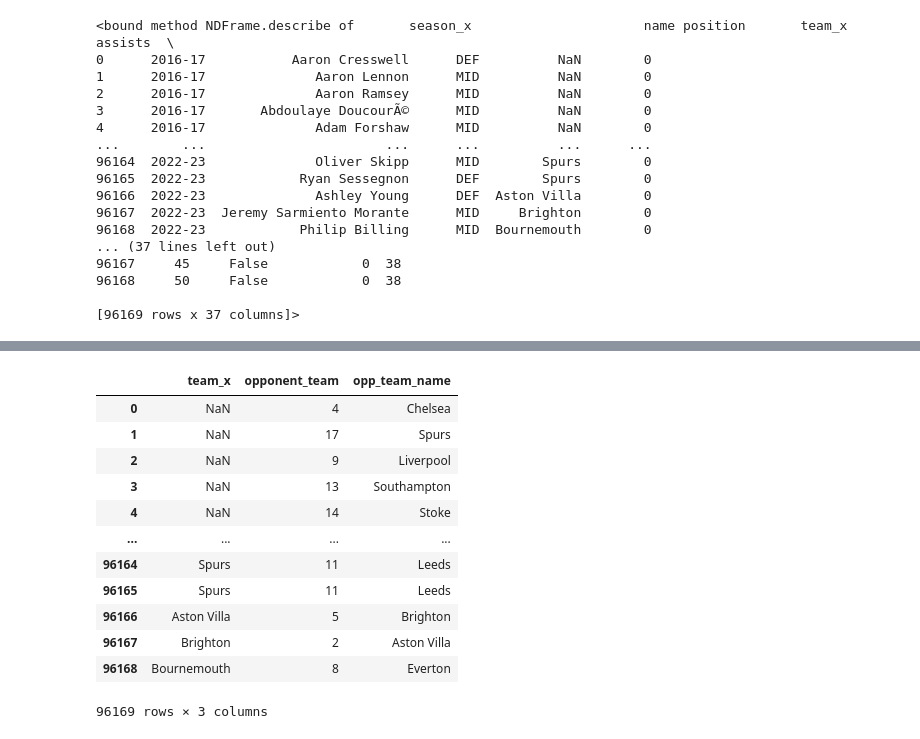
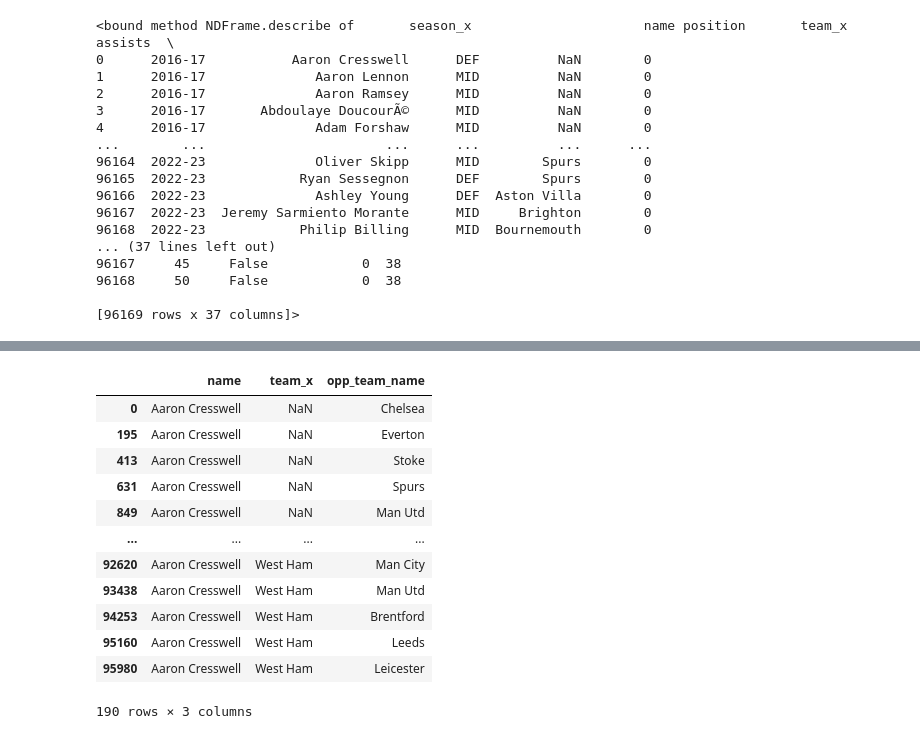
Before and after one commit to Subashcoder/Football-Match-Prediction, a Jupyter notebook: data_collector.ipynb, the cells around one changed output, grey strips where cells are left out. Saved outputs shown, nothing was run; the diff lists cells and outputs as text; code cells hidden in the pictures.

```diff
--- a/data_collector.ipynb
+++ b/data_collector.ipynb
@@ -84,16 +95,17 @@ Index(['season_x', 'name', 'position', 'team_x', 'assists', 'bonus', 'bps',
-# %%
-df_merged[['team_x','opponent_team','opp_team_name']]
-# %% [output]
-|  | team_x | opponent_team | opp_team_name |
-| 0 | NaN | 4 | Chelsea |
-| 1 | NaN | 17 | Spurs |
-| 2 | NaN | 9 | Liverpool |
-| 3 | NaN | 13 | Southampton |
-| 4 | NaN | 14 | Stoke |
-| ... | ... | ... | ... |
-| 96164 | Spurs | 11 | Leeds |
-| 96165 | Spurs | 11 | Leeds |
-| 96166 | Aston Villa | 5 | Brighton |
-| 96167 | Brighton | 2 | Aston Villa |
-| 96168 | Bournemouth | 8 | Everton |
-96169 rows × 3 columns
+# %%
+df_merged[['name','team_x','opponent_team','opp_team_name', 'team_a_score','team_h_score', 'was_home', 'GW', 'fixture' ]].head(20)
+df_merged.loc[df_merged['name'] == 'Aaron Cresswell', ['name','team_x', 'opp_team_name']]
+# %% [output]
+|  | name | team_x | opp_team_name |
+| 0 | Aaron Cresswell | NaN | Chelsea |
+| 195 | Aaron Cresswell | NaN | Everton |
+| 413 | Aaron Cresswell | NaN | Stoke |
+| 631 | Aaron Cresswell | NaN | Spurs |
+| 849 | Aaron Cresswell | NaN | Man Utd |
+| ... | ... | ... | ... |
+| 92620 | Aaron Cresswell | West Ham | Man City |
+| 93438 | Aaron Cresswell | West Ham | Man Utd |
+| 94253 | Aaron Cresswell | West Ham | Brentford |
+| 95160 | Aaron Cresswell | West Ham | Leeds |
+| 95980 | Aaron Cresswell | West Ham | Leicester |
+190 rows × 3 columns
```
Also changed, not shown: parts of 9 cells of this notebook.
